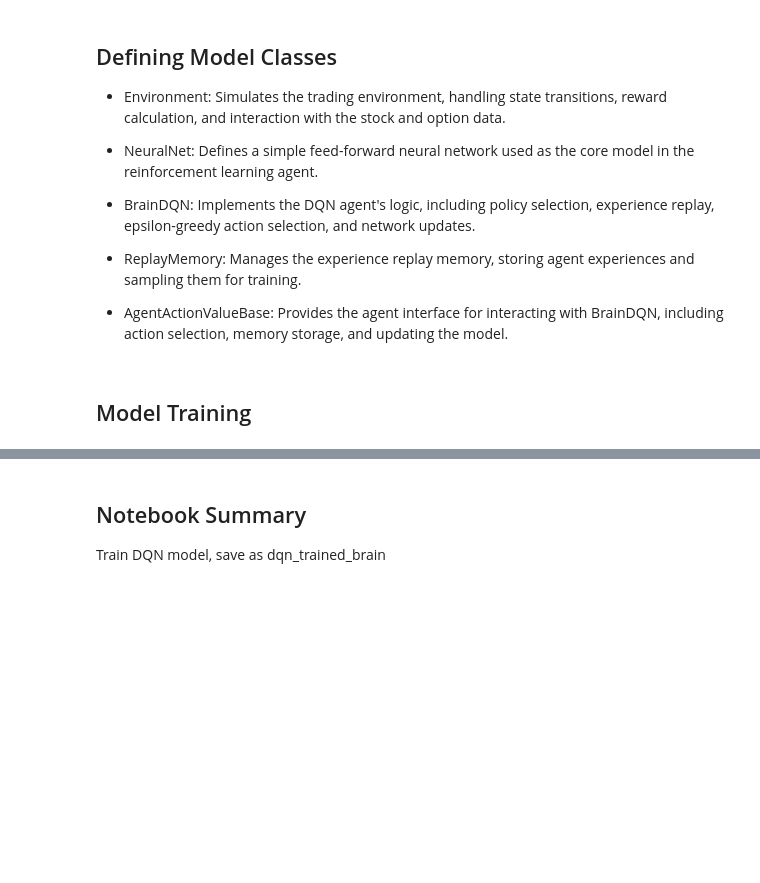
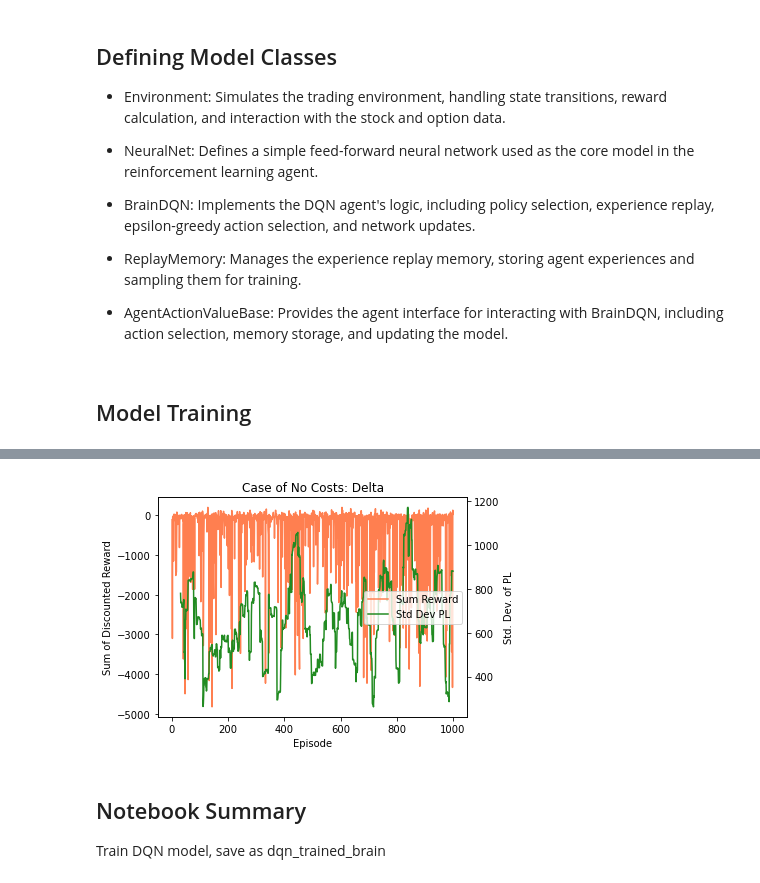
Before and after one commit to gohweihan1/Derivative-Hedging-using-RL, a Jupyter notebook: DQN.ipynb, the cells around one changed output, grey strips where cells are left out. Saved outputs shown, nothing was run; the diff lists cells and outputs as text; code cells hidden in the pictures; blank space fills up the shorter version.

```diff
--- a/DQN.ipynb
+++ b/DQN.ipynb
@@ -117,12 +117,14 @@ class BrainDQN:
         if random.random() < self.epsilon:
             # Take a random action
             action = random.randrange(self.action_size)
+            action = np.clip(action, -10, 10)
         else:
             # Use the policy network to select action
             state_tensor = torch.FloatTensor(state).unsqueeze(0)  # Add batch dimension
             with torch.no_grad():
                 q_values = self.policy_net(state_tensor)
             action = q_values.argmax().item()
+            action = np.clip(action, -10, 10)
 
         return action
 
@@ -373,3 +342,32 @@ Episode 900/1000, Total Reward: -49553.30760171247, P&L: 16.141510009765625
+# %%
+## DQN
+
+episodes = np.array(list(range(1, len(reward_history) + 1)))
+
+# Create a figure for dual-axis plotting
+fig = plt.figure(figsize=[6, 4])
+ax1 = fig.add_subplot(111)
+
+# Plot Sum of Discounted Reward
+ax1.plot(episodes, reward_history, color='coral', label='Sum Reward')
+ax1.set_xlabel('Episode')
+ax1.set_ylabel("Sum of Discounted Reward")
+h1, l1 = ax1.get_legend_handles_labels()
+
+# Create a secondary axis for Std Dev PL
+ax2 = ax1.twinx()
+ax2.plot(episodes, std_pl, color='forestgreen', label='Std Dev PL')
+ax2.set_ylabel("Std. Dev. of PL")
+h2, l2 = ax2.get_legend_handles_labels()
+
+# Combine legends for both axes and set the title
+ax2.legend(h1 + h2, l1 + l2, loc='center right')
+ax1.set_title('Case of No Costs: Delta')
+
+plt.tight_layout()
+plt.show()
+# %% [output]
+[figure, added]
 # %%
 # Save the agent (if additional attributes need to be saved)
 with open("models/dqn_trained_agent.pkl", "wb") as f:
```
Also changed, not shown: parts of 2 cells of this notebook, 7 other files.
